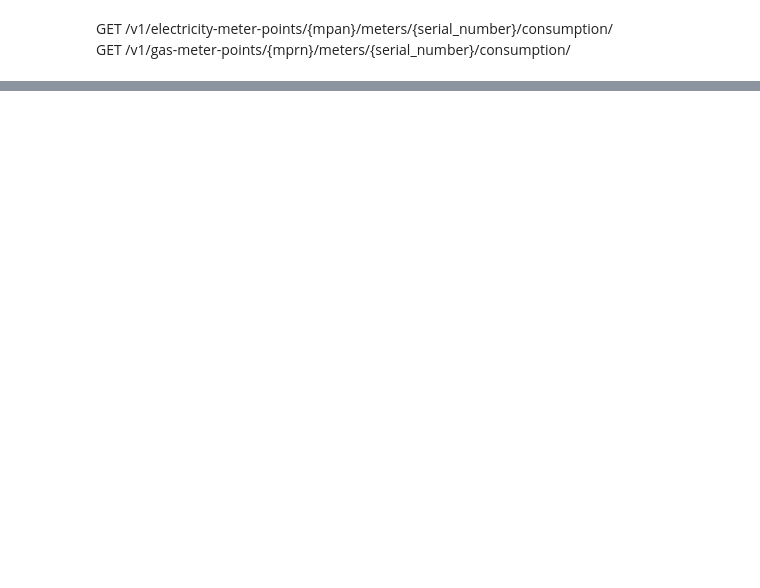
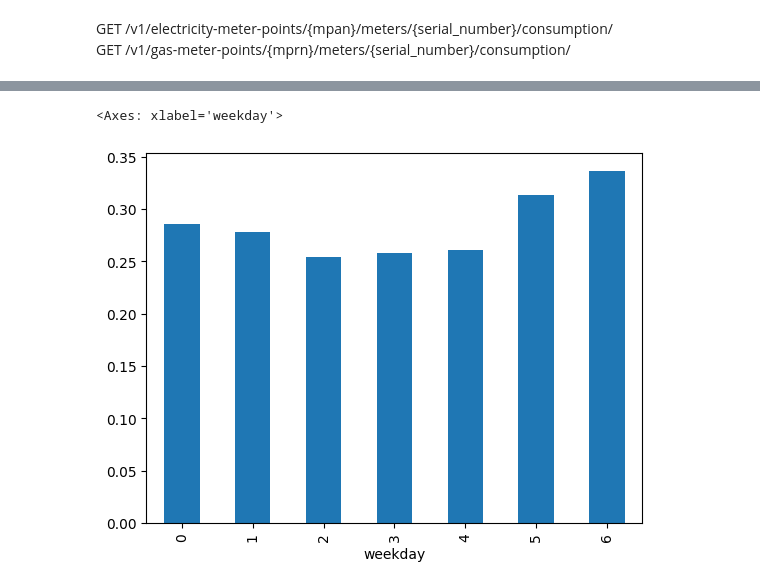
Before and after one commit to gorbynet/EnergyTracker, a Jupyter notebook: initial_workings.ipynb, the cells around one changed output, grey strips where cells are left out. Saved outputs shown, nothing was run; the diff lists cells and outputs as text; code cells hidden in the pictures; blank space fills up the shorter version.

Commit message:
Got gas and electric, plotting

```diff
--- a/initial_workings.ipynb
+++ b/initial_workings.ipynb
@@ -16,2 +15,0 @@ r.raise_for_status()
-# %%
-elec_j = json.loads(r.content)
@@ -27,0 +16,4 @@ elec_df = (
+# %%
+elec_j = json.loads(elec_r.content)
+print(elec_j['results'][0])
+elec_df = (pd.DataFrame(elec_j['results']))
@@ -27,0 +22,5 @@ elec_df = (
+# %%
+elec_df['interval_start'] = pd.to_datetime(elec_df['interval_start'], utc=True)
+elec_df['interval_end'] = pd.to_datetime(elec_df['interval_end'], utc=True)
+elec_df.index = elec_df['interval_start']
+elec_df.info()
@@ -27,0 +38,8 @@ elec_df = (
+# %%
+elec_df['weekday'] = elec_df['interval_start'].dt.dayofweek
+# %%
+elec_weekday_df = elec_df.groupby('weekday')['consumption'].mean()
+elec_weekday_df.plot.bar()
+# %% [output]
+<Axes: xlabel='weekday'>
+[figure, added]
```
Also changed, not shown: parts of 12 cells of this notebook.
